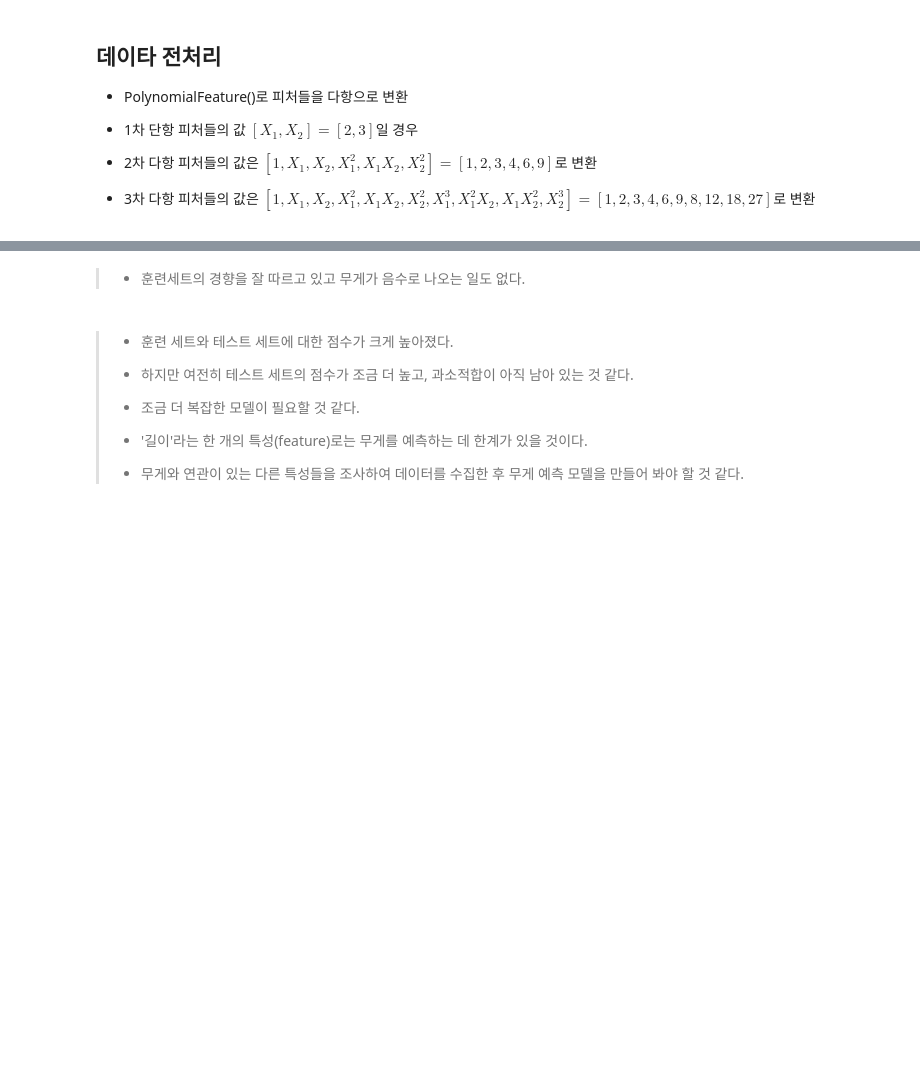
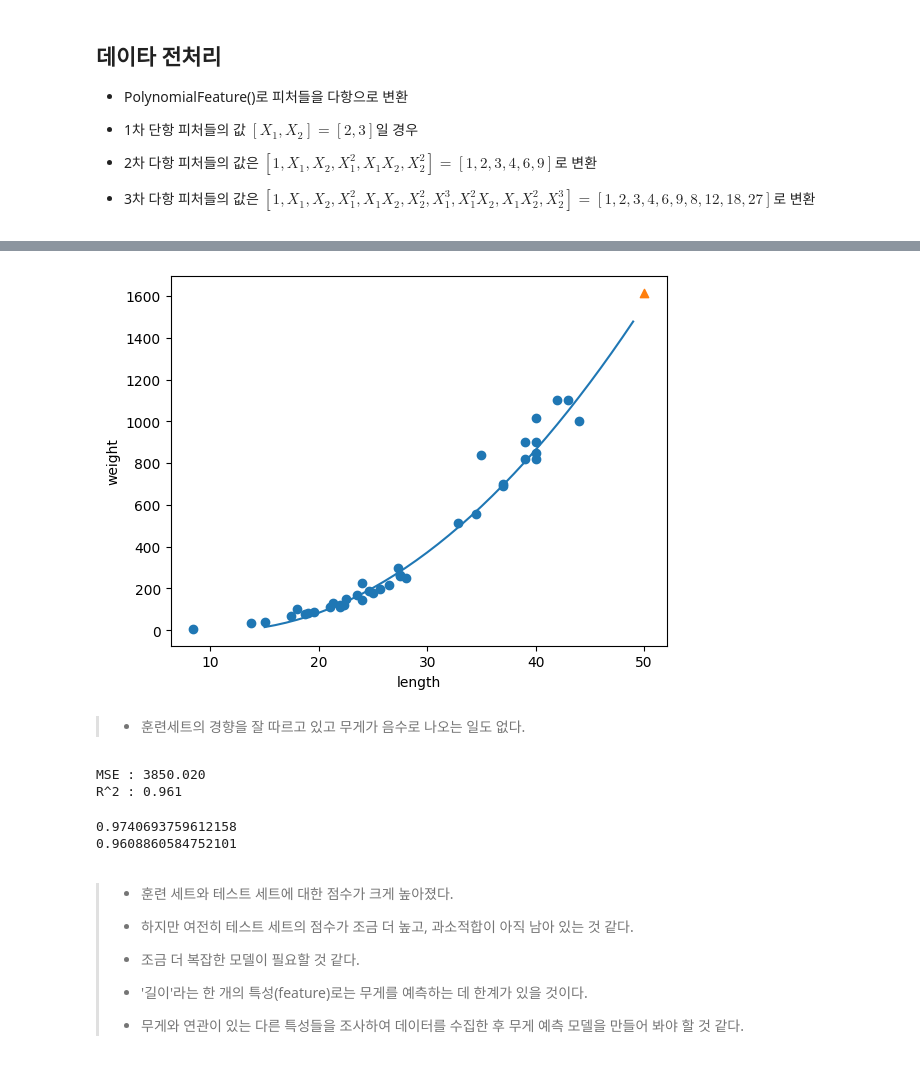
Before and after one commit to yejuPark/ML, a Jupyter notebook: class/1일차/1.머신러닝/11.회귀_농어길이무게예측/1-2.선형회귀모델_다항.ipynb, the cells around one changed output, grey strips where cells are left out. Cells and saved outputs as stored; diff of their text form; code cells hidden in the pictures; blank space fills up the shorter version.

```diff
--- a/class/1일차/1.머신러닝/11.회귀_농어길이무게예측/1-2.선형회귀모델_다항.ipynb
+++ b/class/1일차/1.머신러닝/11.회귀_농어길이무게예측/1-2.선형회귀모델_다항.ipynb
@@ -17,6 +17,24 @@
 * 3차 다항 피처들의 값은 $[1,X_1,X_2,X_1^2,X_1X_2,X_2^2,X_1^3,X_1^2X_2,X_1X_2^2,X_2^3] = [1,2,3,4,6,9,8,12,18,27]$로 변환
 # %%
 from sklearn.preprocessing import PolynomialFeatures
+from sklearn.model_selection import train_test_split
+from sklearn.metrics import mean_squared_error , r2_score, mean_absolute_error
+from sklearn.linear_model import LinearRegression
+import pandas as pd
+import numpy as np
+
+# 경고메세지 끄기
+import warnings
+warnings.filterwarnings(action='ignore')
+
+##########데이터 로드
+
+fish_df = pd.read_csv('./data/fish.csv')
+
+x_data = fish_df.drop(['무게'], axis=1)
+y_data = fish_df['무게']
+
+X_train, X_test, y_train, y_test = train_test_split(x_data, y_data, test_size=0.3, random_state=777)
 
 # degree = 2 인 2차 다항식으로 변환하기 위해 PolynomialFeatures를 이용하여 변환
 poly = PolynomialFeatures(degree=2, include_bias=False)
@@ -49,18 +101,23 @@ $ y = 1.01 * x^2 -21.6 *  x + 111.35$
 # %%
+import matplotlib.pyplot as plt
+
 # 구간별 직선을 그리기 위해 15에서 49까지 정수 배열을 만듭니다
 point = np.arange(15, 50)
 
 # 훈련 세트의 산점도를 그립니다
 plt.scatter(X_train, y_train)
 
 # 15에서 49까지 2차 방정식 그래프를 그립니다
 plt.plot(point, 1.01*point**2 - 21.6*point + 111.35)
+# plt.plot(point, -1.25*point**3 + 2.06*point**2 - 4.77*point + 313.64)
 
 # 50cm 농어 데이터
-plt.scatter([50], [1573], marker='^')
+plt.scatter([50], [1615], marker='^')
 plt.xlabel('length')
 plt.ylabel('weight')
 plt.show()
+# %% [output]
+[figure, added]
 # %% [markdown]
 >
 > * 훈련세트의 경향을 잘 따르고 있고 무게가 음수로 나오는 일도 없다.
@@ -73,11 +130,17 @@ mse = mean_squared_error(y_test, y_preds)
 #R^2 : 실제와 예측의 분산비교
 r2 = r2_score(y_test, y_preds)
 
-print('MSE : {0:.3f}'.format(mse , rmse))
+print('MSE : {0:.3f}'.format(mse))
 print('R^2 : {0:.3f}'.format(r2))
+# %% [output]
+MSE : 3850.020
+R^2 : 0.961
 # %%
 print(lr.score(poly_train, y_train))
 print(lr.score(poly_test, y_test))
+# %% [output]
+0.9740693759612158
+0.9608860584752101
 # %% [markdown]
 > * 훈련 세트와 테스트 세트에 대한 점수가 크게 높아졌다.
 > * 하지만 여전히 테스트 세트의 점수가 조금 더 높고, 과소적합이 아직 남아 있는 것 같다.
```
Also changed, not shown: parts of 6 cells of this notebook, 1 other file.
